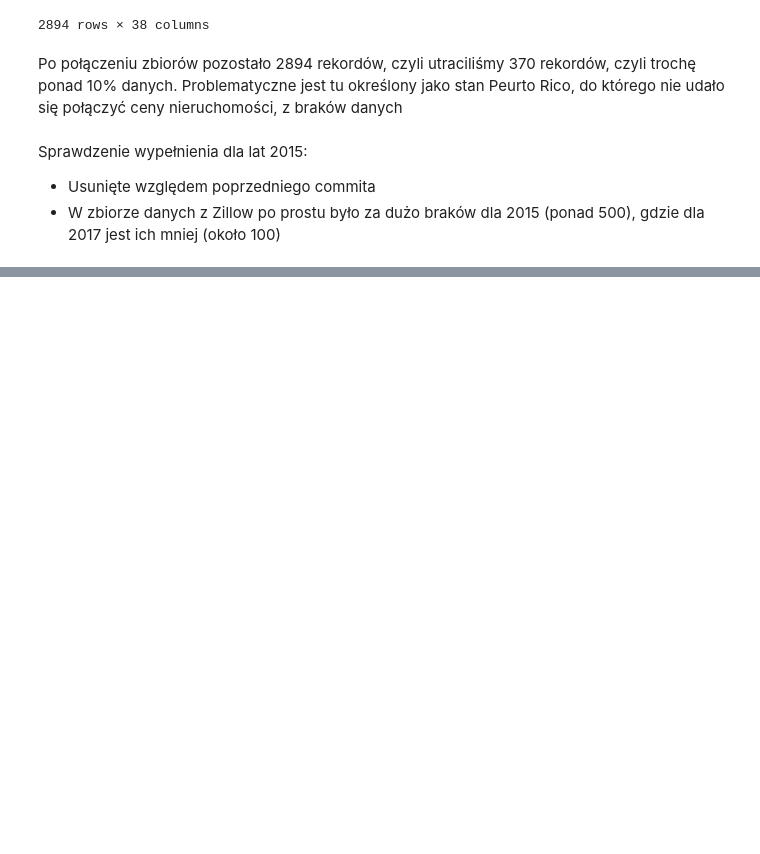
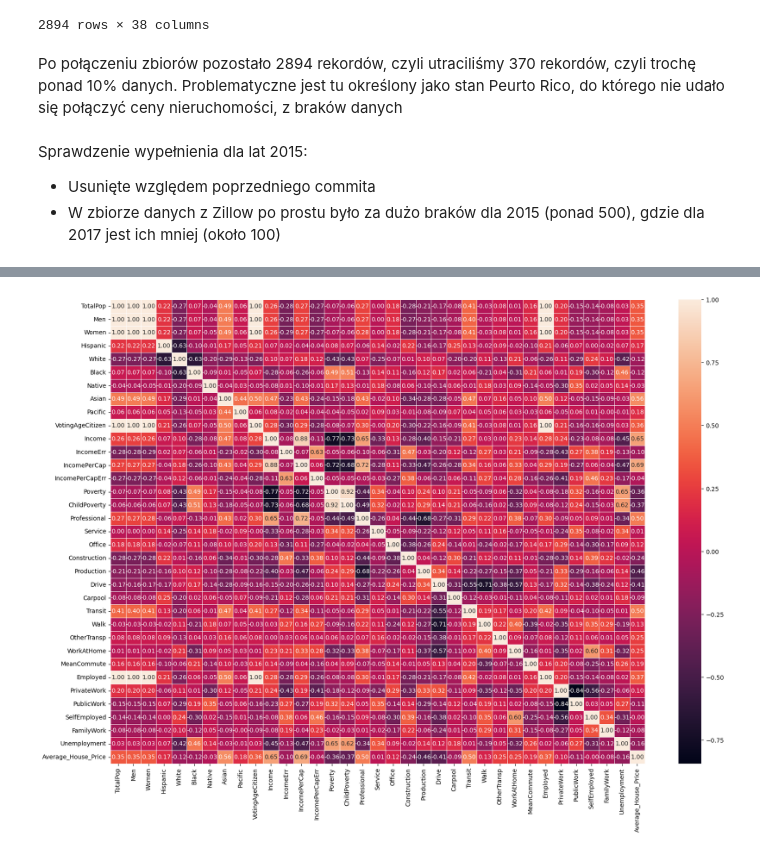
Before and after one commit to juskom/MED2024Z-PROJEKT, a Jupyter notebook: EDA.ipynb, the cells around one changed output, grey strips where cells are left out. Drawn from its saved outputs; the diff is of its cells as text; code cells hidden in the pictures; blank space fills up the shorter version.

```diff
--- a/EDA.ipynb
+++ b/EDA.ipynb
@@ -286,0 +369,3 @@ Sprawdzenie wypełnienia dla lat 2015:
+# %%
+correlation_matrix = df_merged.iloc[:,3:].corr()
+correlation_matrix
@@ -286,0 +391,5 @@ Sprawdzenie wypełnienia dla lat 2015:
+# %%
+plt.figure(figsize=(20, 14))
+heatmap = sns.heatmap(correlation_matrix, annot=True, fmt=".2f", linewidths=0.5)
+# %% [output]
+[figure, added]
```
Also changed, not shown: parts of 15 cells of this notebook.
